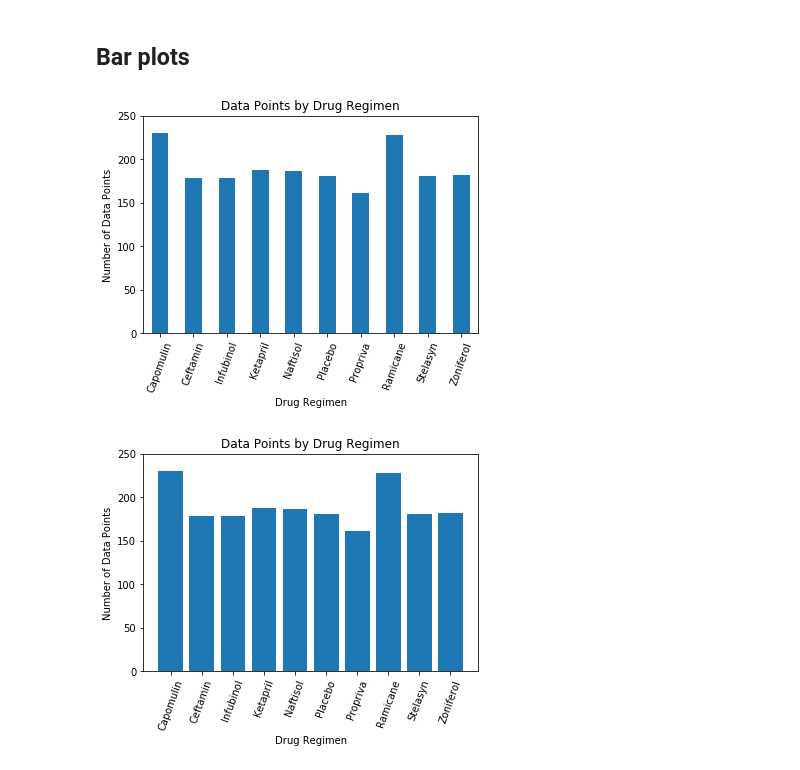
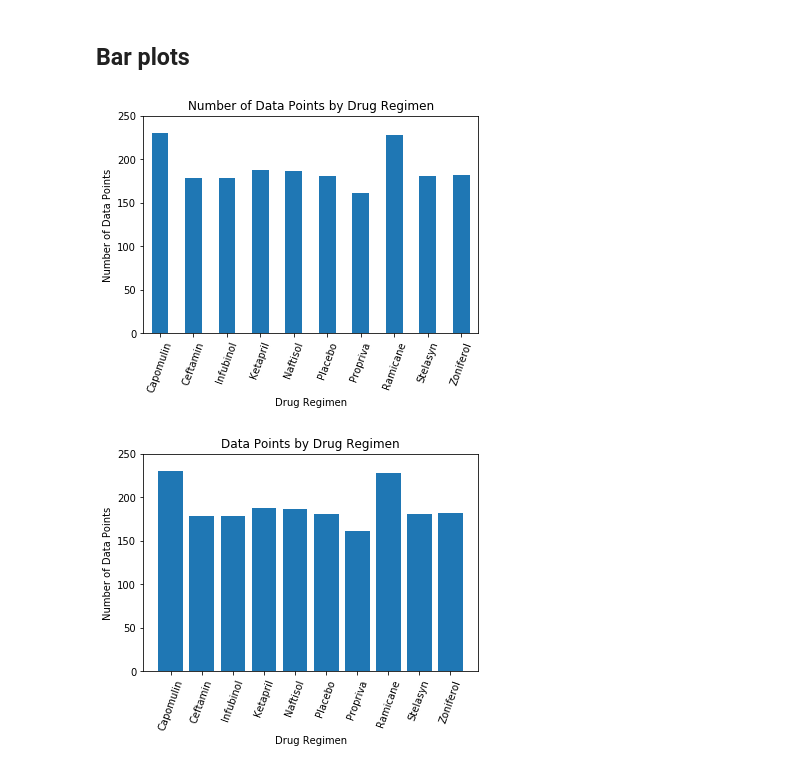
Before and after one commit to patrickhpatin/matplotlib-challenge, a Jupyter notebook: pymaceuticals_starter.ipynb, the cells around one changed output. Cells and saved outputs as stored; diff of their text form; code cells hidden in the pictures.

```diff
--- a/pymaceuticals_starter.ipynb
+++ b/pymaceuticals_starter.ipynb
@@ -107,20 +105,20 @@ tumor_agg
 # %%
 # Generate a bar plot showing number of data points for each treatment regimen using pandas
 tumor_volumes = merged_data.groupby(["Drug Regimen"])["Tumor Volume (mm3)"].count().to_frame()
 
 # Formatting, Column Renaming, Sorting etc
 tumor_volumes = tumor_volumes.rename(columns = {"Tumor Volume (mm3)":"Data Point Count"})
 
 # Display the results
-ax = tumor_volumes.plot.bar(title="Data Points by Drug Regimen", rot=70, legend=False)
+ax = tumor_volumes.plot.bar(title="Number of Data Points by Drug Regimen", rot=70, legend=False)
 ax.set_ylim([0, 250])
 ax.set_xlabel("Drug Regimen")
 ax.set_ylabel("Number of Data Points")
 
 # Show the chart
 plt.show()
 # %% [output]
-[figure, old version]
+[figure, new version]
 # %%
 # Generate a bar plot showing number of data points for each treatment regimen using pyplot
 pltbardata = tumor_volumes.reset_index(drop=False)
```
Also changed, not shown: parts of 6 cells of this notebook.
